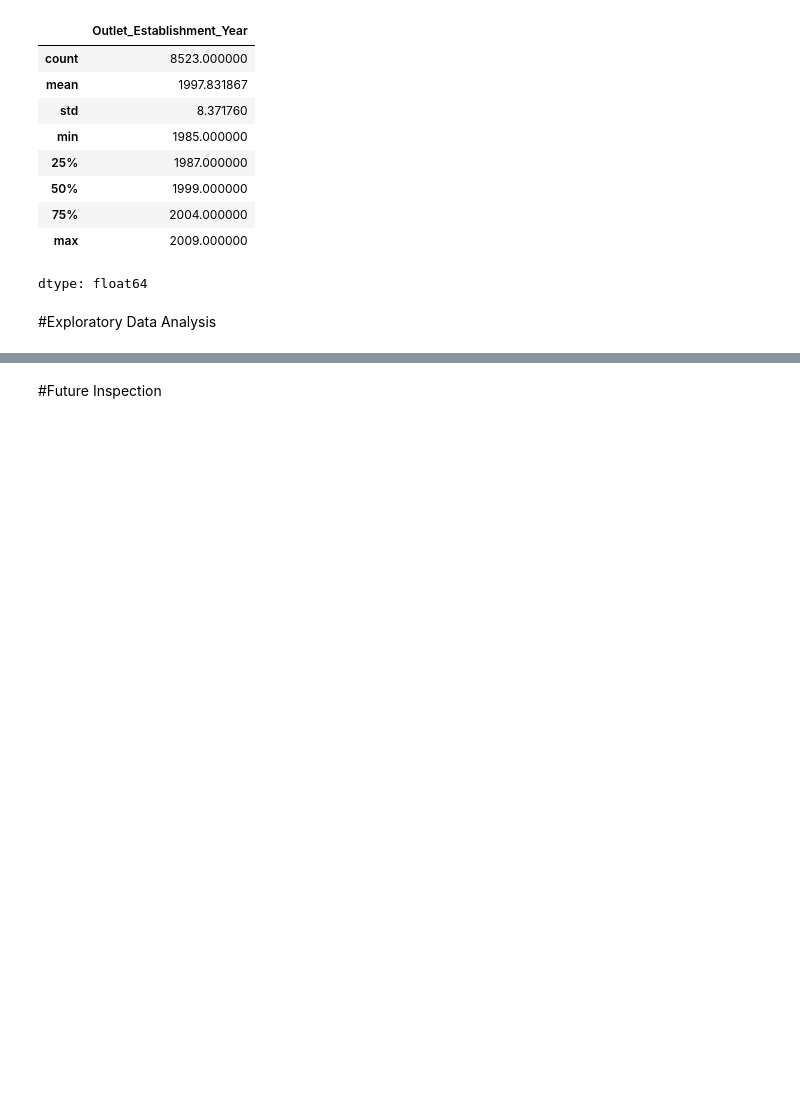
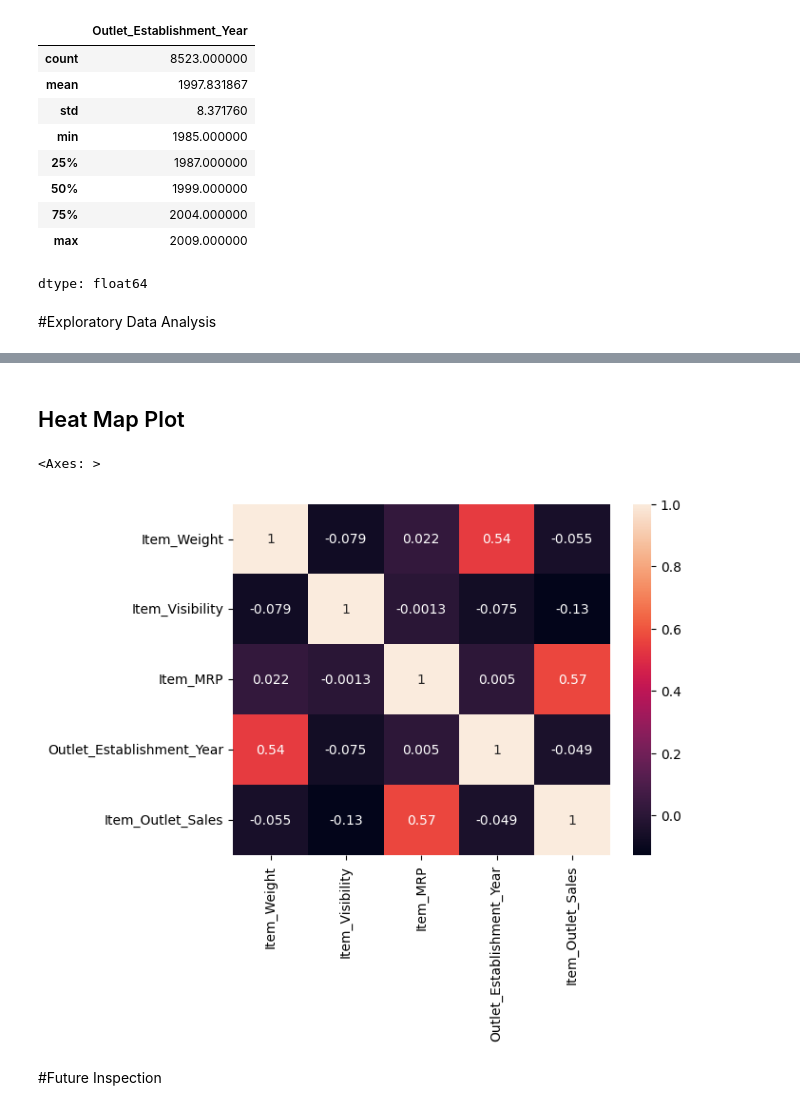
Before and after one commit to abeeraz379/Prediction-of-Product-sales, a Jupyter notebook: prediction of product sales.ipynb, the cells around one changed output, grey strips where cells are left out. Cells and saved outputs as stored; diff of their text form; code cells hidden in the pictures; blank space fills up the shorter version.

```diff
--- a/prediction of product sales.ipynb
+++ b/prediction of product sales.ipynb
@@ -197,2 +225,10 @@ dtype: float64
+# %% [markdown]
+## Heat Map Plot
+# %%
+crr=df.corr(numeric_only=True)
+sns.heatmap(crr,annot=True)
+# %% [output]
+<Axes: >
+[figure, added]
 # %% [markdown]
 #Future Inspection
```
Also changed, not shown: parts of 8 cells of this notebook.
